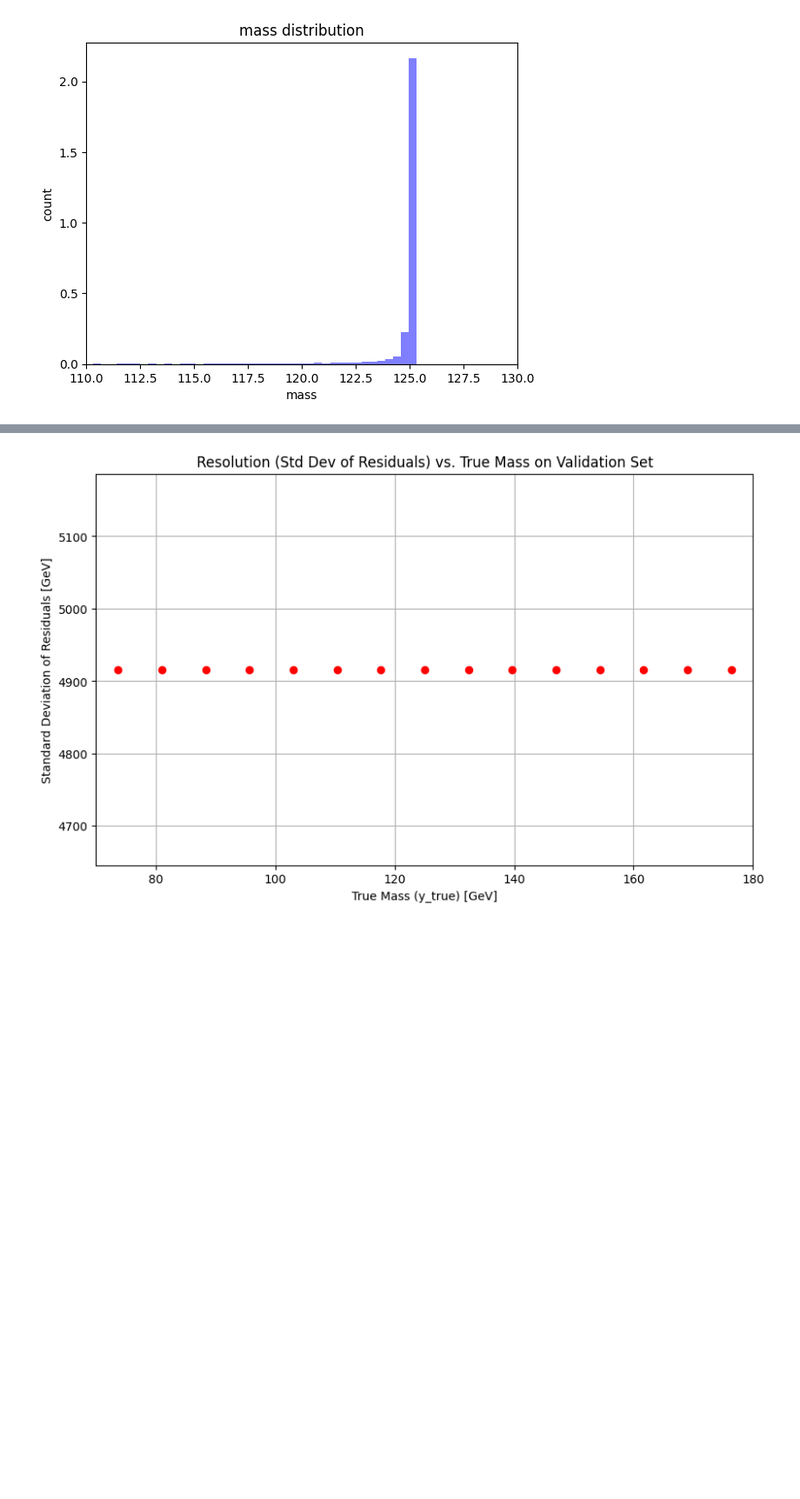
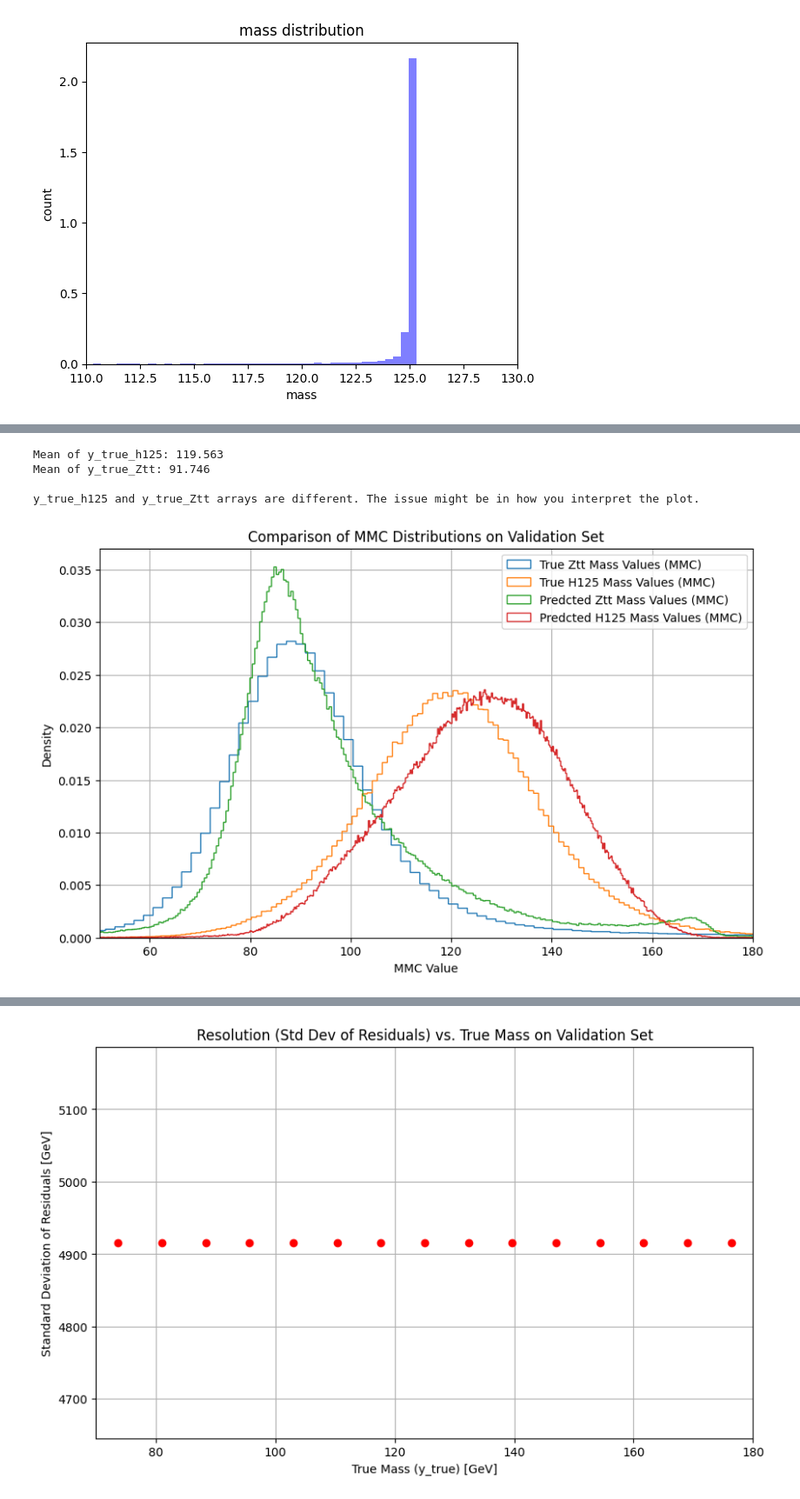
Before and after one commit to Patrik1van/HiggsAnalysisBc, a Jupyter notebook: main.ipynb, the cells around one changed output, grey strips where cells are left out. Shown: that part at 87% size. Saved outputs shown, nothing was run; the diff lists cells and outputs as text; code cells hidden in the pictures; blank space fills up the shorter version.

```diff
--- a/main.ipynb
+++ b/main.ipynb
@@ -100,0 +205,66 @@ y_true = np.array(extract_data(dataset.val_dataset.map(pick_only_mmc)))
+# %%
+import numpy as np
+import tensorflow as tf
+import matplotlib.pyplot as plt
+
+# Assume DatasetMass, RegressionModel, and extract_data are defined as in your environment
+# Assume erik_data is defined
+
+# --- Dataset for H125 ---
+print("\n--- Loading H125 Dataset (data_h125) ---")
+dataset_h125_obj = DatasetMass(file_paths=erik_data)
+dataset_h125_obj.load_data(file_name="data_h125")
+
+# --- Dataset for Ztt ---
+print("\n--- Loading Ztt Dataset (data_mmc) ---")
+dataset_Ztt_obj = DatasetMass(file_paths=erik_data)
+dataset_Ztt_obj.load_data(file_name="data_mmc")
+
+@tf.function
+def pick_only_mmc(data, label):
+    # This function extracts the last element of the 'data' tensor
+    return data[-1]
+
+print("\n--- Inspecting raw MMC values from H125 dataset ---")
+# Take a few samples and print their MMC values
+sample_mmc_h125 = []
+for i, (data_features, data_label) in enumerate(dataset_h125_obj.val_dataset.take(5)): # Take 5 samples
+    mmc_value = data_features[-1].numpy()
+    sample_mmc_h125.append(mmc_value)
+    print(f"H125 Sample {i}: MMC = {mmc_value:.3f}")
+print(f"First 5 H125 MMC values: {sample_mmc_h125}")
+
+
+print("\n--- Inspecting raw MMC values from Ztt dataset ---")
+sample_mmc_Ztt = []
+for i, (data_features, data_label) in enumerate(dataset_Ztt_obj.val_dataset.take(5)): # Take 5 samples
+    mmc_value = data_features[-1].numpy()
+    sample_mmc_Ztt.append(mmc_value)
+    print(f"Ztt Sample {i}: MMC = {mmc_value:.3f}")
+print(f"First 5 Ztt MMC values: {sample_mmc_Ztt}")
+
+# Now, extract all MMC values
+y_true_h125 = np.array(extract_data(dataset_h125_obj.val_dataset.map(pick_only_mmc)))
+y_true_Ztt = np.array(extract_data(dataset_Ztt_obj.val_dataset.map(pick_only_mmc)))
+
+print(f"\nMean of y_true_h125: {np.mean(y_true_h125):.3f}")
+print(f"Mean of y_true_Ztt: {np.mean(y_true_Ztt):.3f}")
+
+# Your plotting code
+plt.figure(figsize=(10, 6))
+plt.hist(y_true_Ztt, bins=1000, histtype='step', label=f'True Ztt Mass Values (MMC)', density=True)
+plt.hist(y_true_h125, bins=1000, histtype='step', label=f'True H125 Mass Values (MMC)', density=True)
+plt.hist(y_pred_Ztt, bins=1000, histtype='step', label=f'Predcted Ztt Mass Values (MMC)', density=True)
+plt.hist(y_pred, bins=1000, histtype='step', label=f'Predcted H125 Mass Values (MMC)', density=True)
+plt.xlabel("MMC Value")
+plt.ylabel("Density")
+plt.xlim(50, 180)
+plt.title("Comparison of MMC Distributions on Validation Set")
+plt.legend()
+plt.grid(True)
+plt.savefig("mmc_distribution_comparison.png", dpi=300)
+
+# --- Rest of your original code if needed for prediction comparison ---
+# y_pred = model.model.predict(dataset_h125_obj.val_dataset.batch(10000)).squeeze()
+# y_pred_Ztt = model.model.predict(dataset_Ztt_obj.val_dataset.batch(10000)).squeeze()
+# %% [output]
@@ -100,0 +293,5 @@ y_true = np.array(extract_data(dataset.val_dataset.map(pick_only_mmc)))
+Mean of y_true_h125: 119.563
+Mean of y_true_Ztt: 91.746
+
+y_true_h125 and y_true_Ztt arrays are different. The issue might be in how you interpret the plot.
+[figure, added]
```
Also changed, not shown: parts of 17 cells of this notebook, 4 other files.
